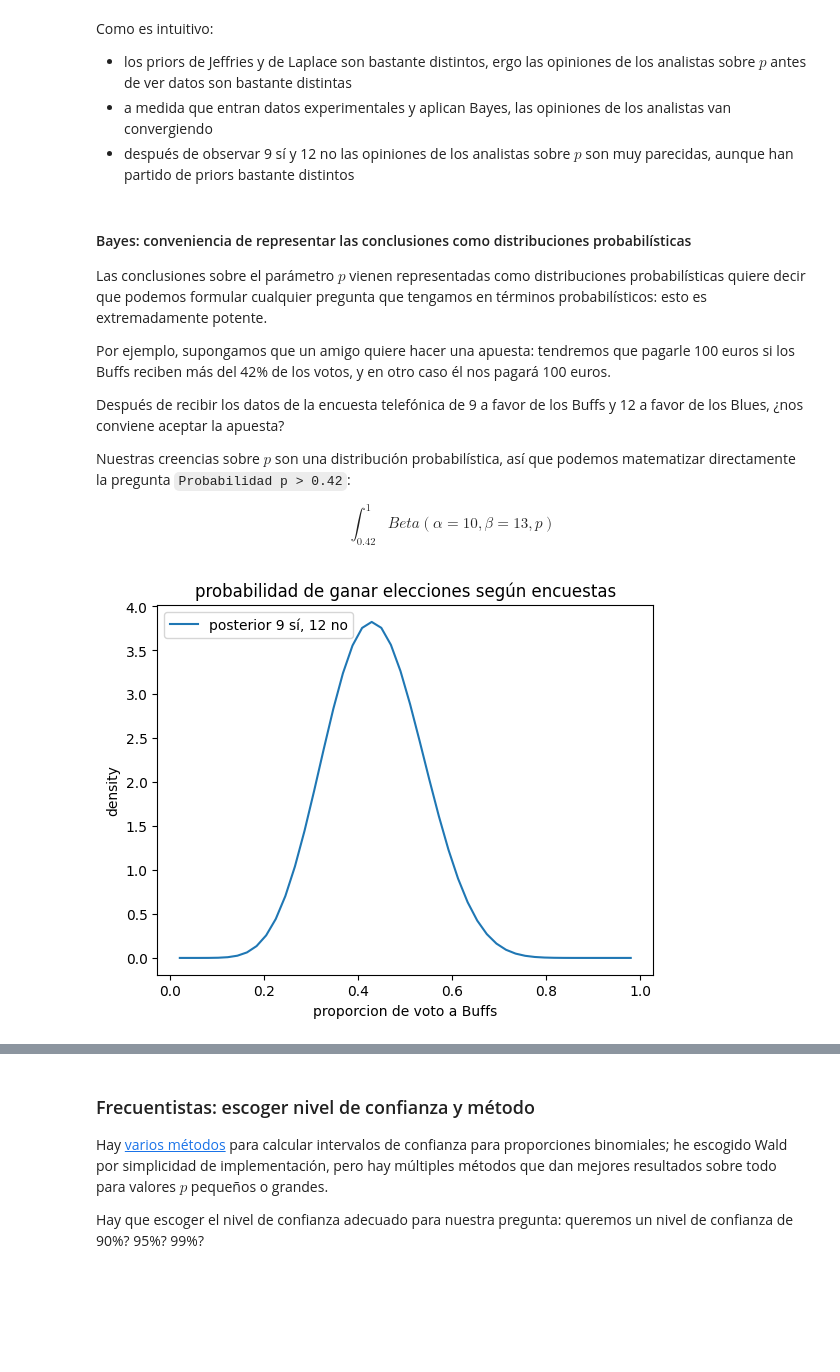
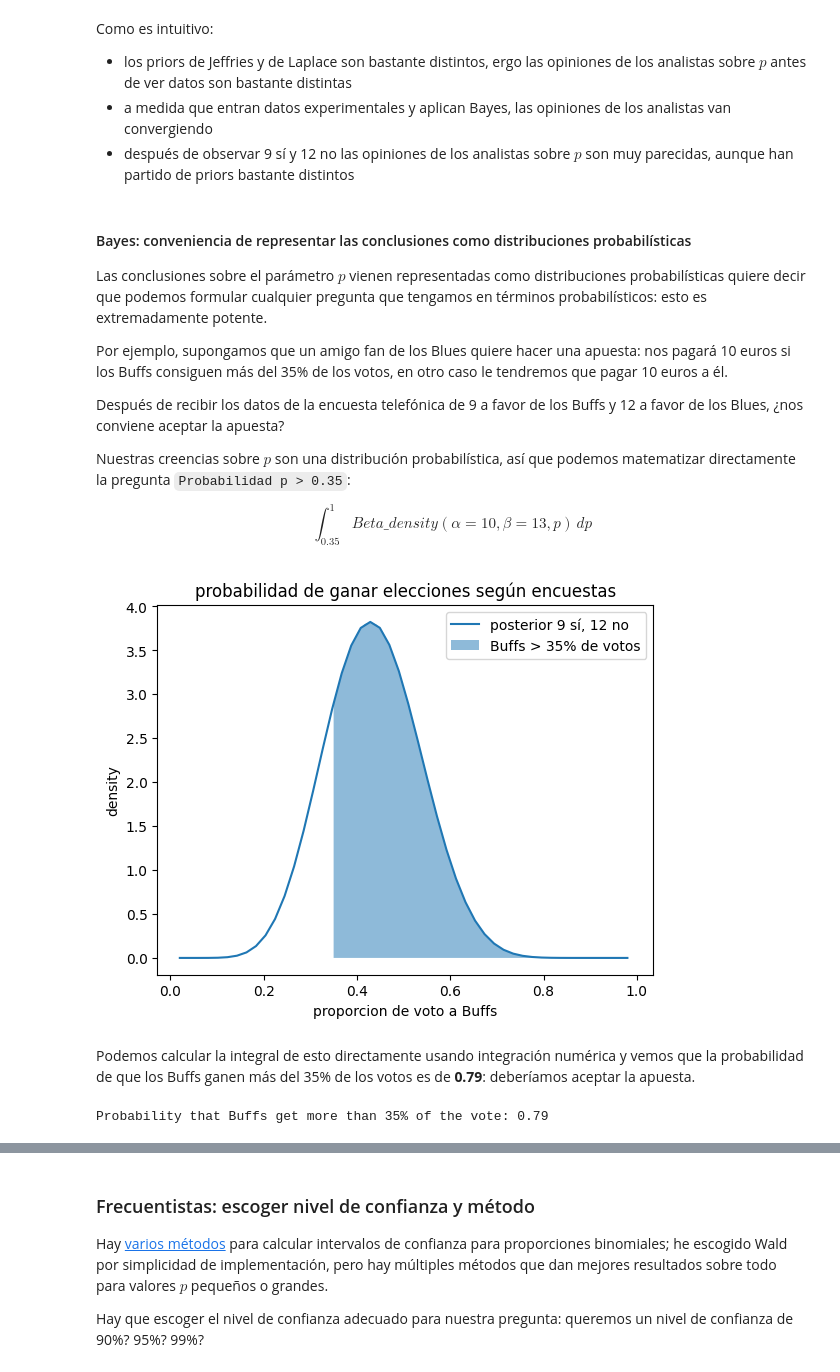
Before and after one commit to miguelsimon/ejercicios, a Jupyter notebook: estadistica_estimar_proporcion/estimar_proporcion.ipynb, the cells around one changed output, grey strips where cells are left out. Drawn from its saved outputs; the diff is of its cells as text; code cells hidden in the pictures; blank space fills up the shorter version.

```diff
--- a/estadistica_estimar_proporcion/estimar_proporcion.ipynb
+++ b/estadistica_estimar_proporcion/estimar_proporcion.ipynb
@@ -291,28 +292,43 @@ Como es intuitivo:
 
 Las conclusiones sobre el parámetro $p$ vienen representadas como distribuciones probabilísticas quiere decir que podemos formular cualquier pregunta que tengamos en términos probabilísticos: esto es extremadamente potente.
 
-Por ejemplo, supongamos que un amigo quiere hacer una apuesta: tendremos que pagarle 100 euros si los Buffs reciben más del 42% de los votos, y en otro caso él nos pagará 100 euros.
+Por ejemplo, supongamos que un amigo fan de los Blues quiere hacer una apuesta: nos pagará 10 euros si los Buffs consiguen más del 35% de los votos, en otro caso le tendremos que pagar 10 euros a él.
 
 Después de recibir los datos de la encuesta telefónica de 9 a favor de los Buffs y 12 a favor de los Blues, ¿nos conviene aceptar la apuesta?
 
-Nuestras creencias sobre $p$ son una distribución probabilística, así que podemos matematizar directamente la pregunta `Probabilidad p > 0.42`:
+Nuestras creencias sobre $p$ son una distribución probabilística, así que podemos matematizar directamente la pregunta `Probabilidad p > 0.35`:
 
 $$
-\int_{0.42}^{1} Beta(\alpha=10, \beta=13, p)
+\int_{0.35}^{1} Beta\_density(\alpha=10, \beta=13, p) \, dp
 $$
 # %%
 
 ys = scipy.stats.beta.pdf(xs, 1 + 9, 1 + 12)
 
+interesting_xs = np.linspace(0.35, 1)[:-1]
+interesting_ys = scipy.stats.beta.pdf(interesting_xs, 1 + 9, 1 + 12)
+
 f, ax = plt.subplots(1)
 
 ax.plot(xs, ys_2, label="posterior 9 sí, 12 no")
+ax.fill_between(interesting_xs, interesting_ys, alpha=0.5, label="Buffs > 35% de votos")
 
 ax.set_title("probabilidad de ganar elecciones según encuestas")
 ax.set_ylabel('density')
 ax.set_xlabel('proporcion de voto a Buffs')
 
-plt.legend(loc="upper left")
+plt.legend(loc="upper right")
 plt.show()
 # %% [output]
-[figure, old version]
+[figure, new version]
+# %% [markdown]
+Podemos calcular la integral de esto directamente usando integración numérica y vemos que la probabilidad de que los Buffs ganen más del 35% de los votos es de **0.79**: deberíamos aceptar la apuesta.
+# %%
+def f(x):
+    return scipy.stats.beta.pdf(x, 1 + 9, 1 + 12)
+
+p_gt_42, err = scipy.integrate.quad(f, 0.35, 1)
+
+print("Probability that Buffs get more than 35% of the vote: {0:.2f}".format(p_gt_42))
+# %% [output]
+Probability that Buffs get more than 35% of the vote: 0.79
```
Also changed, not shown: parts of 2 cells of this notebook.
